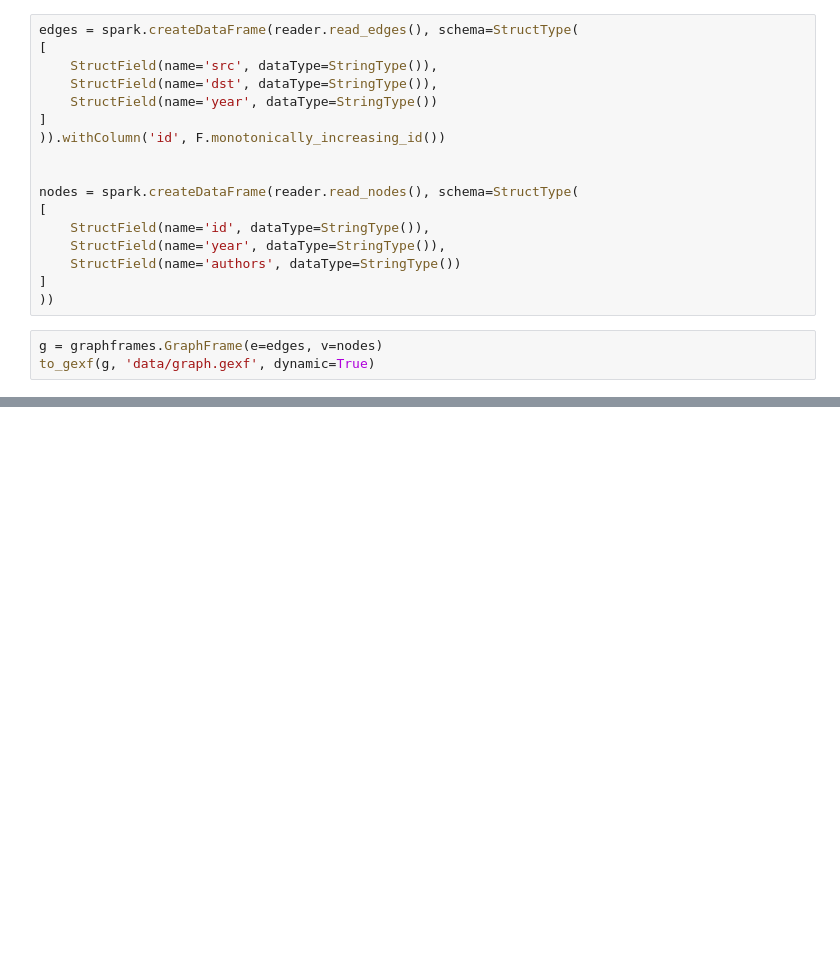
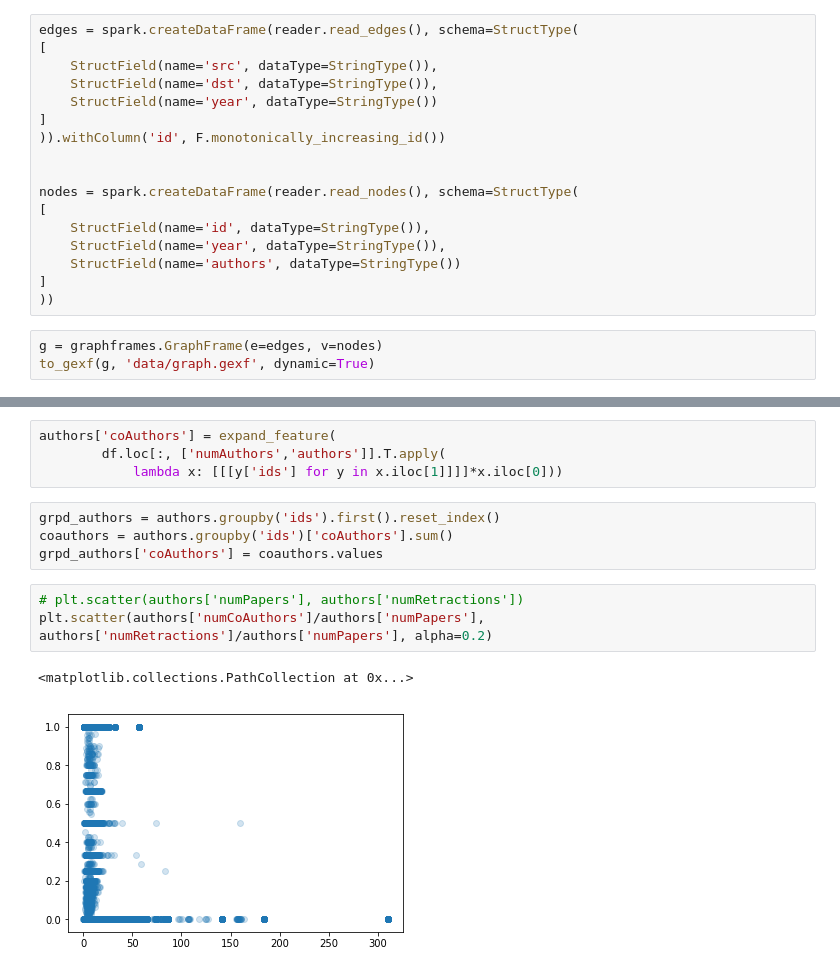
Before and after one commit to AlexDKlein/graphing-scientific-studies, a Jupyter notebook: modeling.ipynb, the cells around one changed output, grey strips where cells are left out. Cells and saved outputs as stored; diff of their text form; blank space fills up the shorter version.

```diff
--- a/modeling.ipynb
+++ b/modeling.ipynb
@@ -154,0 +209,14 @@ dict_keys(['__name__', '__doc__', '__package__', '__loader__', '__spec__', '__bu
+# %%
+authors['coAuthors'] = expand_feature(
+        df.loc[:, ['numAuthors','authors']].T.apply(
+            lambda x: [[[y['ids'] for y in x.iloc[1]]]]*x.iloc[0]))
+# %%
+grpd_authors = authors.groupby('ids').first().reset_index()
+coauthors = authors.groupby('ids')['coAuthors'].sum()
+grpd_authors['coAuthors'] = coauthors.values
+# %%
+# plt.scatter(authors['numPapers'], authors['numRetractions'])
+plt.scatter(authors['numCoAuthors']/authors['numPapers'], authors['numRetractions']/authors['numPapers'], alpha=0.2)
+# %% [output]
+<matplotlib.collections.PathCollection at 0x...>
+[figure, added]
```
Also changed, not shown: parts of 46 cells of this notebook.
